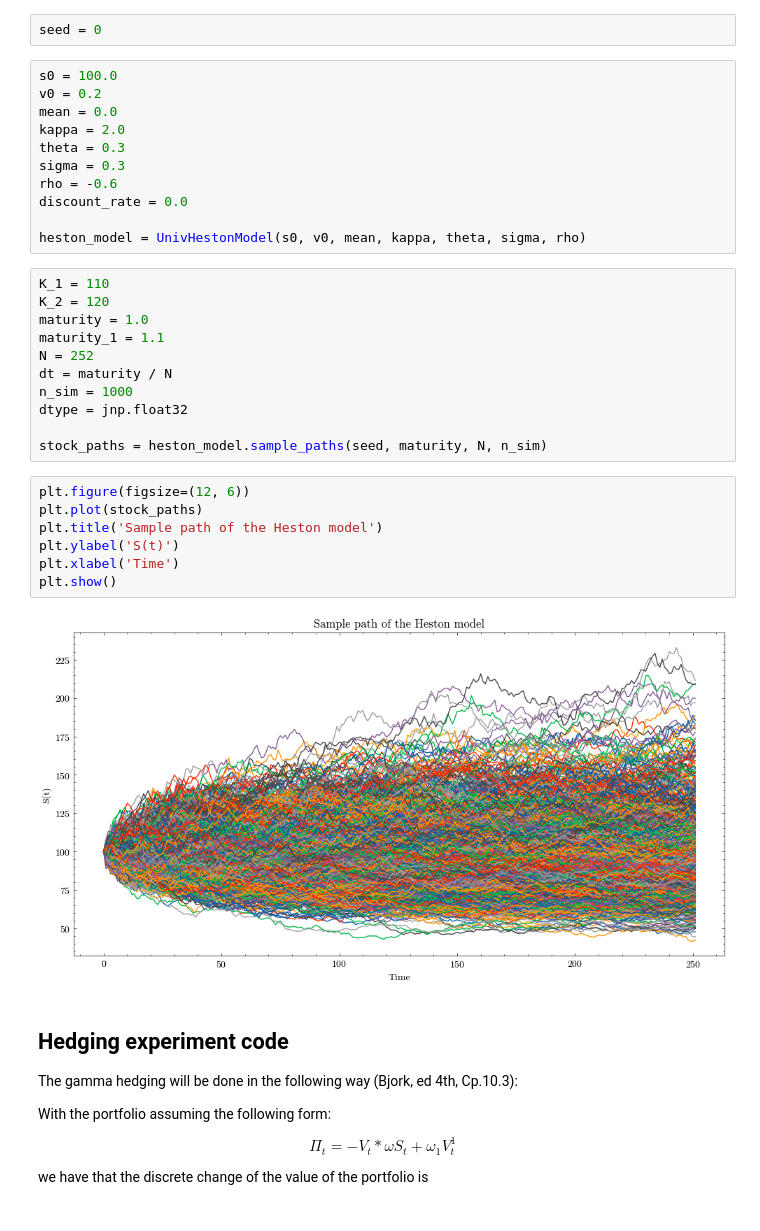
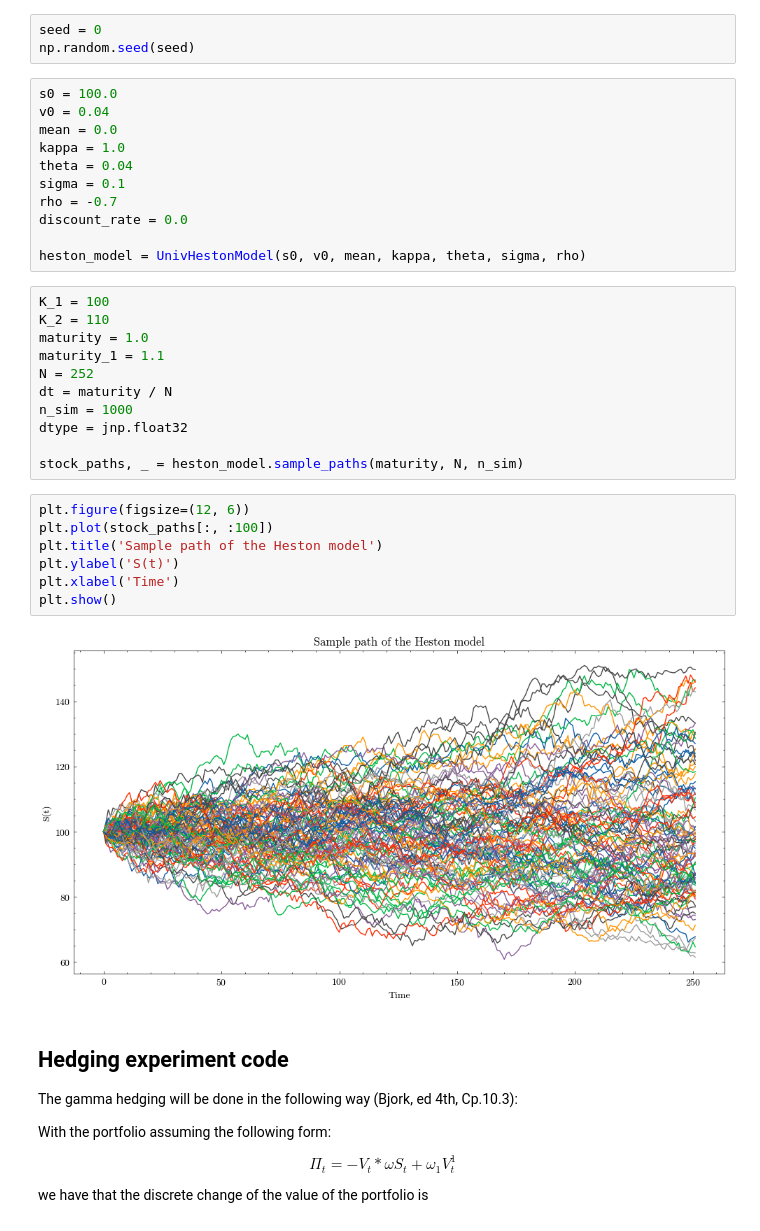
Before and after one commit to paolodelia99/delta-hedging, a Jupyter notebook: heston-hedging/heston_static_gamma_hedging.ipynb, the cells around one changed output. Cells and saved outputs as stored; diff of their text form.

```diff
--- a/heston-hedging/heston_static_gamma_hedging.ipynb
+++ b/heston-hedging/heston_static_gamma_hedging.ipynb
@@ -36,19 +48,20 @@ from jaxfin.price_engine.black_scholes import european_price, delta_european, ga
 # %%
 seed = 0
+np.random.seed(seed)
 # %%
 s0 = 100.0
-v0 = 0.2
+v0 = 0.04
 mean = 0.0
-kappa = 2.0
-theta = 0.3
-sigma = 0.3
-rho = -0.6
+kappa = 1.0
+theta = 0.04
+sigma = 0.1
+rho = -0.7
 discount_rate = 0.0
 
 heston_model = UnivHestonModel(s0, v0, mean, kappa, theta, sigma, rho)
 # %%
-K_1 = 110
-K_2 = 120
+K_1 = 100
+K_2 = 110
 maturity = 1.0
 maturity_1 = 1.1
 N = 252
@@ -56,16 +69,16 @@ dt = maturity / N
 n_sim = 1000
 dtype = jnp.float32
 
-stock_paths = heston_model.sample_paths(seed, maturity, N, n_sim)
+stock_paths, _ = heston_model.sample_paths(maturity, N, n_sim)
 # %%
 plt.figure(figsize=(12, 6))
-plt.plot(stock_paths)
+plt.plot(stock_paths[:, :100])
 plt.title('Sample path of the Heston model')
 plt.ylabel('S(t)')
 plt.xlabel('Time')
 plt.show()
 # %% [output]
-[figure, old version]
+[figure, new version]
 # %% [markdown]
 ## Hedging experiment code
 
```
Also changed, not shown: parts of 131 cells of this notebook, 1 other file.
